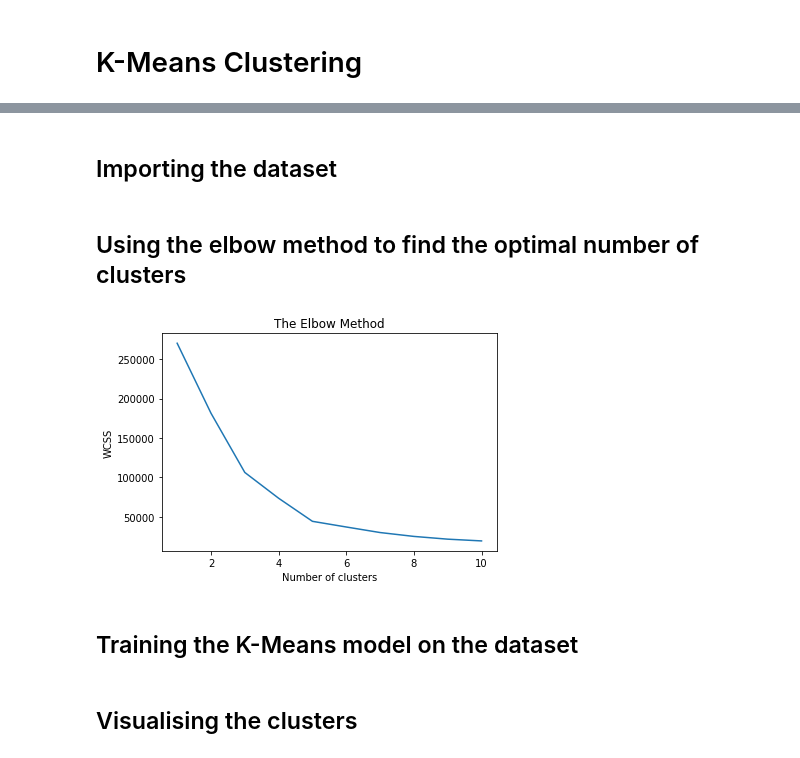
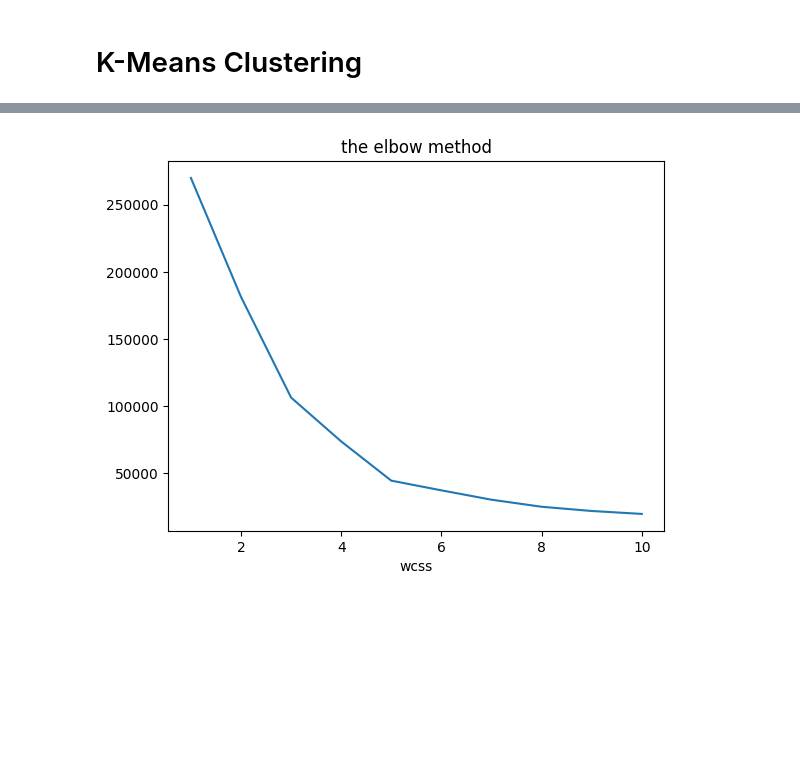
Before and after one commit to Mehshida/Mahshida, a Jupyter notebook: k_means_clustering.ipynb, the cells around one changed output, grey strips where cells are left out. Saved outputs shown, nothing was run; the diff lists cells and outputs as text; code cells hidden in the pictures; blank space fills up the shorter version.

```diff
--- a/k_means_clustering.ipynb
+++ b/k_means_clustering.ipynb
@@ -9,4 +7,2 @@ import numpy as np
 import matplotlib.pyplot as plt
 import pandas as pd
-# %% [markdown]
-## Importing the dataset
@@ -16,2 +8,0 @@ X = dataset.iloc[:, [3, 4]].values
-# %% [markdown]
-## Using the elbow method to find the optimal number of clusters
@@ -18,17 +12,15 @@ X = dataset.iloc[:, [3, 4]].values
 # %%
 from sklearn.cluster import KMeans
 wcss = []
 for i in range(1, 11):
-    kmeans = KMeans(n_clusters = i, init = 'k-means++', random_state = 42)
-    kmeans.fit(X)
-    wcss.append(kmeans.inertia_)
-plt.plot(range(1, 11), wcss)
-plt.title('The Elbow Method')
-plt.xlabel('Number of clusters')
-plt.ylabel('WCSS')
-plt.show()
+   kmeans = KMeans(n_clusters = i, init = "k-means++", random_state = 42 )
+   kmeans.fit(X)
+   wcss.append(kmeans.inertia_)
+plt.plot( range(1, 11), wcss)
+plt.title("the elbow method")
+plt.xlabel("no of clusters")
+plt.xlabel("wcss")
+plt.show ()
 # %% [output]
-[figure, old version]
+[figure, new version]
-# %% [markdown]
-## Training the K-Means model on the dataset
 # %%
@@ -36,3 +28 @@ kmeans = KMeans(n_clusters = 5, init = 'k-means++', random_state = 42)
 y_kmeans = kmeans.fit_predict(X)
-# %% [markdown]
-## Visualising the clusters
```
Also changed, not shown: parts of 8 cells of this notebook.
